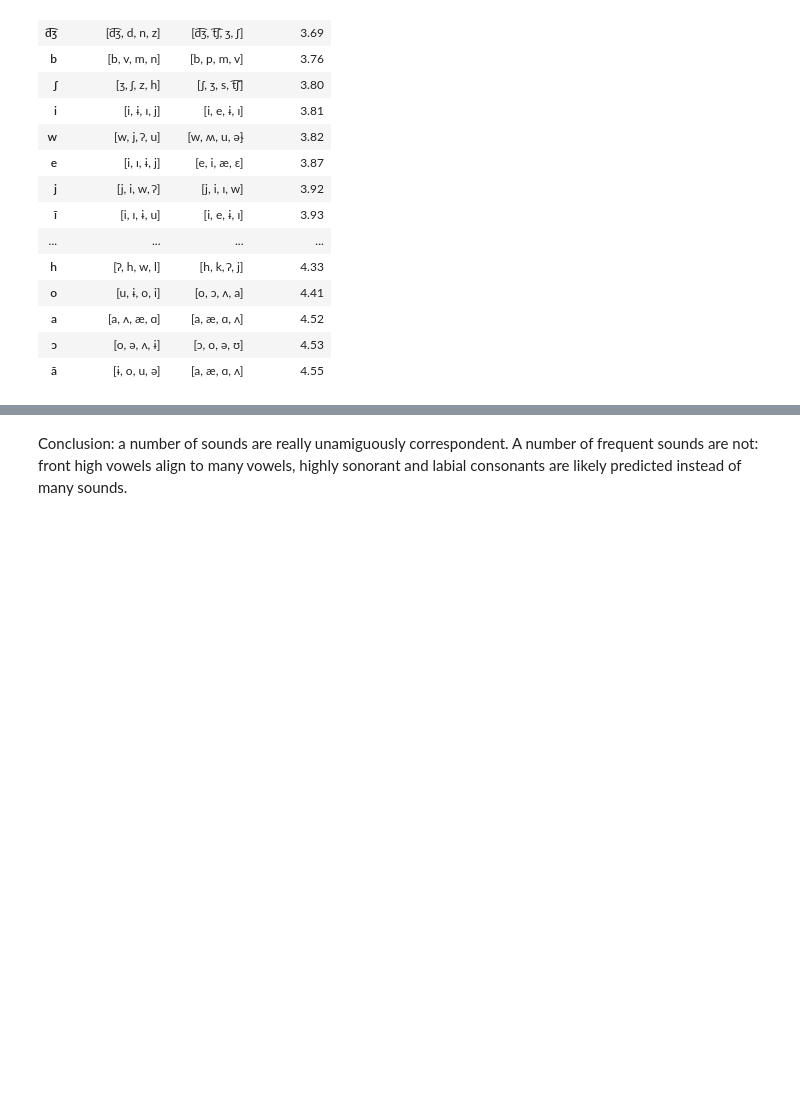
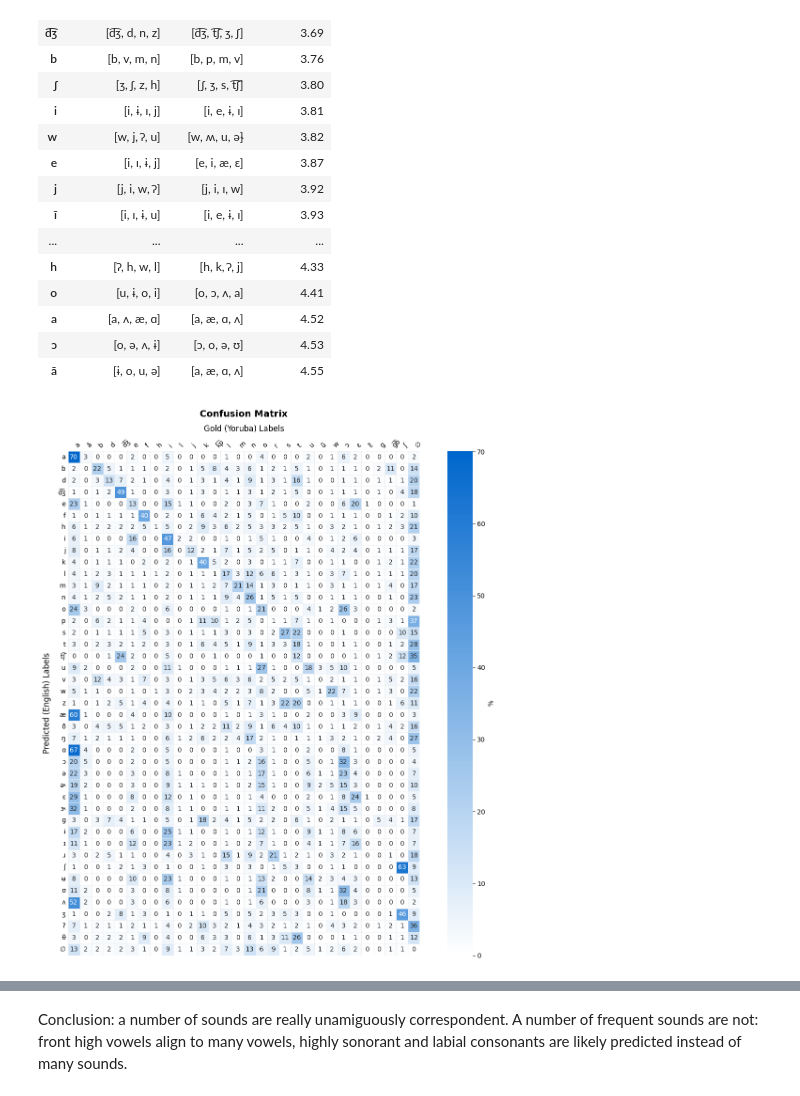
Before and after one commit to lilovyjgrib/X-lingual_IPA_ASR, a Jupyter notebook: nikita_results.ipynb, the cells around one changed output, grey strips where cells are left out. Saved outputs shown, nothing was run; the diff lists cells and outputs as text; code cells hidden in the pictures; blank space fills up the shorter version.

Commit message:
correct prob plots

```diff
--- a/nikita_results.ipynb
+++ b/nikita_results.ipynb
@@ -627,6 +630,42 @@ timit_confusions = aligner.confusion_matrix(test_pred, golden_label, form="given
 # %%
 timit_confusions = timit_confusions.drop('ʊ', axis=1).drop('ɪ', axis=1).drop('ŋ',
                             axis=1).drop('r', axis=0).drop('ʍ', axis=0)
+# %%
+matrix = timit_confusions * 100
+
+colors = LinearSegmentedColormap.from_list("white_to_blue", ["#ffffff", "#0066CC"])
+
+fig, ax = plt.subplots(figsize=(12, 12))
+
+sns.heatmap(
+    matrix,
+    annot=True,
+    fmt=".0f",
+    cmap=colors,
+    square=True,
+    linewidths=0.5,
+    linecolor="#eeeeee",
+    cbar_kws={"label": "%"},
+    ax=ax
+)
+
+ax.xaxis.tick_top()
+ax.xaxis.set_label_position("top")
+
+ax.tick_params(axis='x', top=True, length=0)
+ax.tick_params(axis='y', length=0)  # optional: remove from y-axis too
+
+ax.set_xlabel("Gold (Yoruba) Labels", fontsize=12, labelpad=10)
+ax.set_ylabel("Predicted (English) Labels", fontsize=12, labelpad=10)
+ax.set_title("Confusion Matrix", fontsize=14, fontweight='bold', pad=12)
+
+ax.set_xticklabels(ax.get_xticklabels(), rotation=45, ha="left", fontsize=10)
+ax.set_yticklabels(ax.get_yticklabels(), rotation=0, fontsize=10)
+
+plt.tight_layout()
+plt.show()
+# %% [output]
+[figure, added]
 # %%
 # now calculating confusion entropy, e.g. uncertainty of prediction per Yoruba sound
 logprobs = np.log2(timit_confusions)
```
Also changed, not shown: parts of 11 cells of this notebook, 8 other files.
